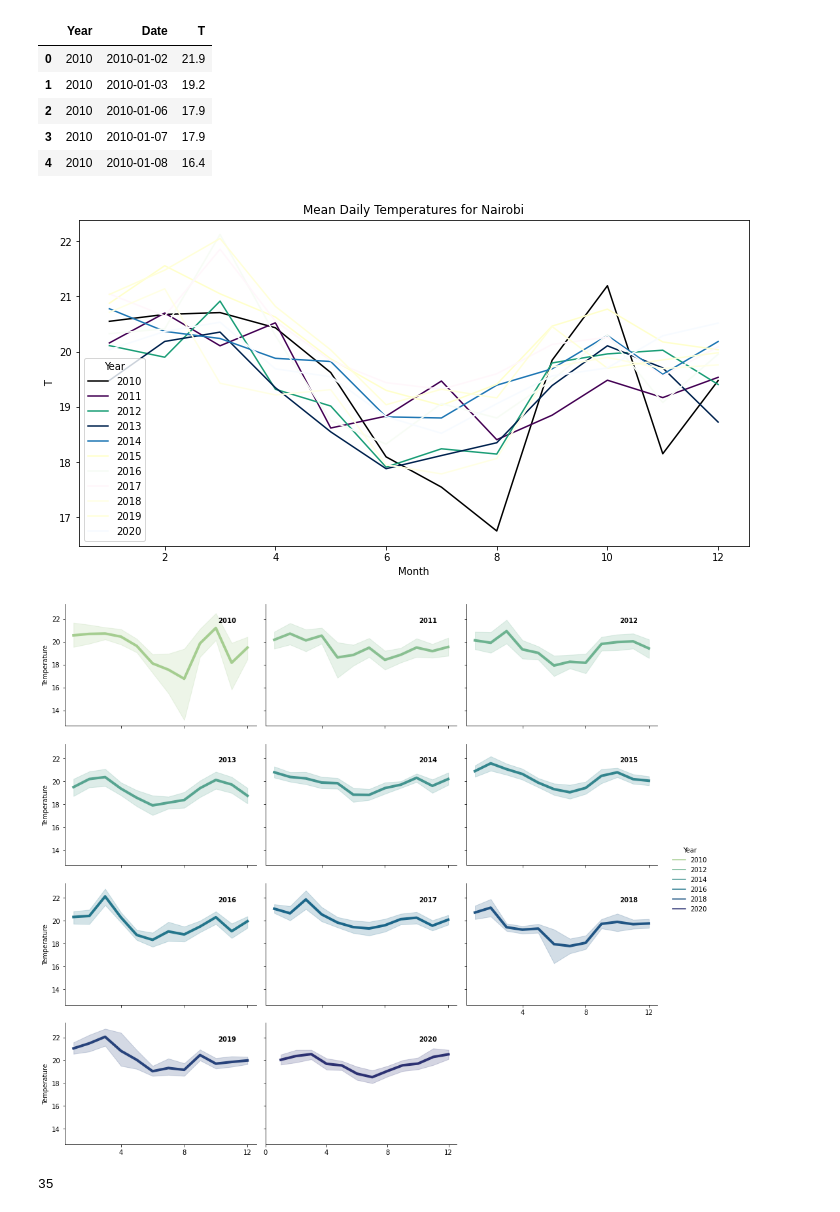
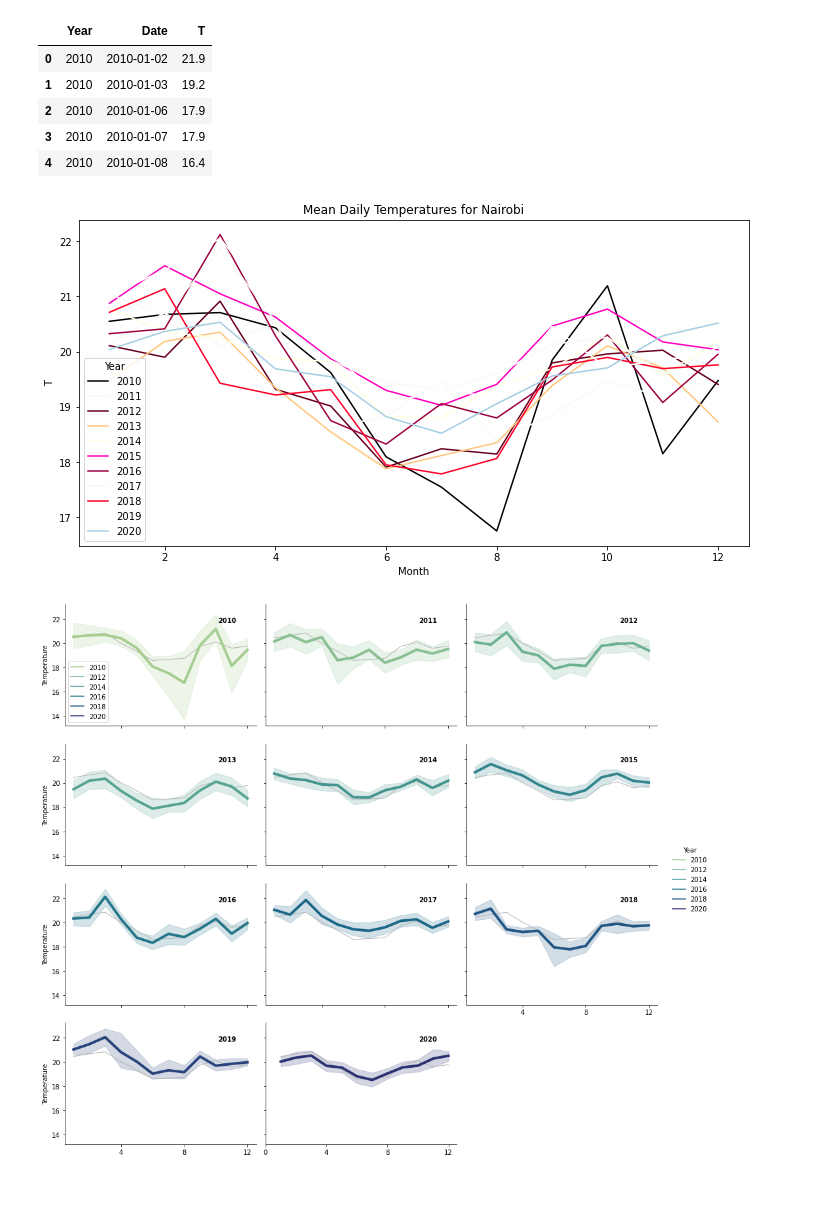
Before and after one commit to wkirui/Weather-Data-Analysis, a Jupyter notebook: Weather Analysis.ipynb, the cells around one changed output. Drawn from its saved outputs; the diff is of its cells as text; code cells hidden in the pictures.

```diff
--- a/Weather Analysis.ipynb
+++ b/Weather Analysis.ipynb
@@ -653,25 +653,25 @@ mean_daily_temp_val.head()
 # %%
 # plot daily temperatures by year
 mean_daily_temp_val = filtered_temp_data.groupby(['Year','Month','Date'])['T'].mean().round(1).reset_index()
 
 fig,ax = plt.subplots(figsize=(12,6))
 # sns.lineplot(x='Month',y='T',hue='Year',data=mean_daily_temp_val)
 # plt.title('Mean Daily Temperatures for Nairobi')
 # plt.show()
 cols = ['CMRmap','viridis','Dark2','cividis','tab20','YlOrRd','Greens','PuBuGn','YlOrBr','YlGnBu','Blues']
 years_val = [x for x in mean_daily_temp_val['Year'].unique()]
-for i in range(len(years_val)):
+for i in years_val:
     #filter data
-    year_i_df = mean_daily_temp_val[mean_daily_temp_val['Year']==years_val[i]]
+    year_i_df = mean_daily_temp_val[mean_daily_temp_val['Year']==i]
     # pick random pallete
-#     random_palette = color_palettes[np.random.randint(0,len(color_palettes))]
+    random_palette = color_palettes[np.random.randint(0,len(color_palettes))]
     # plot data
-    sns.lineplot(x='Month',y='T',hue='Year',err_style=None,palette=cols[i],data=year_i_df,ax=ax)
+    sns.lineplot(x='Month',y='T',hue='Year',err_style=None,palette=random_palette,data=year_i_df,ax=ax)
 
 plt.title('Mean Daily Temperatures for Nairobi')
 plt.show()
 # %% [output]
-[figure, old version]
+[figure, new version]
 # %%
 # rel plot
 # fig,ax = plt.subplots(figsize=(12,12))
@@ -688,10 +688,10 @@ for year, ax in g.axes_dict.items():
     ax.text(.8, .85, year, transform=ax.transAxes, fontweight="bold")
 
     # Plot every year's time series in the background
-#     sns.lineplot(
-#         data=mean_daily_temp_val, x="Month", y="T", units="Year",
-#         estimator=None, color=".7", linewidth=1, ax=ax,
-#     )
+    sns.lineplot(
+        data=mean_daily_temp_val, x="Month", y="T",err_style=None,
+        estimator='mean', color=".7", linewidth=1, ax=ax,
+    )
 
 # Reduce the frequency of the x axis ticks
 ax.set_xticks(ax.get_xticks()[::2])
@@ -701,8 +701,4 @@ g.set_titles("")
 g.set_axis_labels("", "Temperature")
 g.tight_layout()
 # %% [output]
-[figure, old version]
+[figure, new version]
-# %%
-rand_color
-# %% [output]
-35
```
Also changed, not shown: parts of 9 cells of this notebook.
